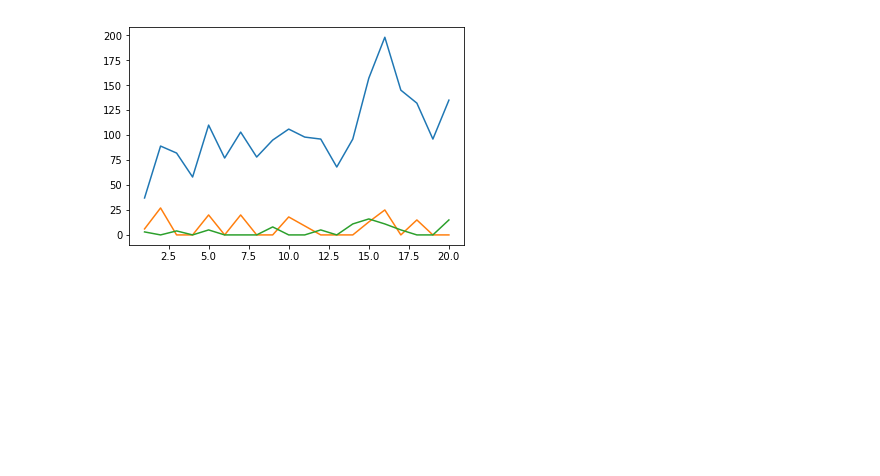
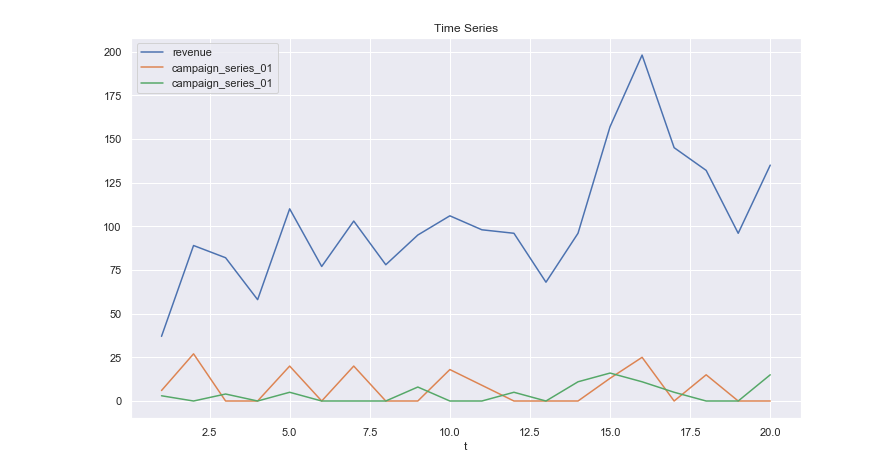
Before and after one commit to ikatsov/tensor-house, a Jupyter notebook: promotions/adstock.ipynb, the cells around one changed output. Cells and saved outputs as stored; diff of their text form; code cells hidden in the pictures; blank space fills up the shorter version.

```diff
--- a/promotions/adstock.ipynb
+++ b/promotions/adstock.ipynb
@@ -21,10 +22,18 @@ revenue_series = [37, 89, 82, 58, 110, 77, 103, 78, 95, 106, 98, 96, 68, 96, 157
 campaign_series_01 = [6, 27, 0, 0, 20, 0, 20, 0, 0, 18, 9, 0, 0, 0, 13, 25, 0, 15, 0, 0]
 campaign_series_02 = [3, 0, 4, 0, 5, 0, 0, 0, 8, 0, 0, 5, 0, 11, 16, 11, 5, 0, 0, 15]
 decay_length = 3
-time = range(1, len(revenue_series)+1)
-plt.plot(time, revenue_series, time, campaign_series_01, time, campaign_series_02);
+time = range(1, len(revenue_series) + 1)
-# %% [output]
-[figure, removed]
+# %%
+fig, ax = plt.subplots(figsize=(12, 7))
+
+sns.lineplot(x=time, y=revenue_series, label='revenue', ax=ax)
+sns.lineplot(x=time, y=campaign_series_01, label='campaign_series_01', ax=ax)
+sns.lineplot(x=time, y=campaign_series_02, label='campaign_series_01', ax=ax)
+
+ax.set(title='Time Series', xlabel='t')
+ax.legend(loc='upper left');
+# %% [output]
+[figure, added]
 # %%
 # Adds a time lag (memory effect) to the campaign intensity samples
 def lag(campaing_series, alpha, decay_lenght):
```
Also changed, not shown: parts of 5 cells of this notebook.
